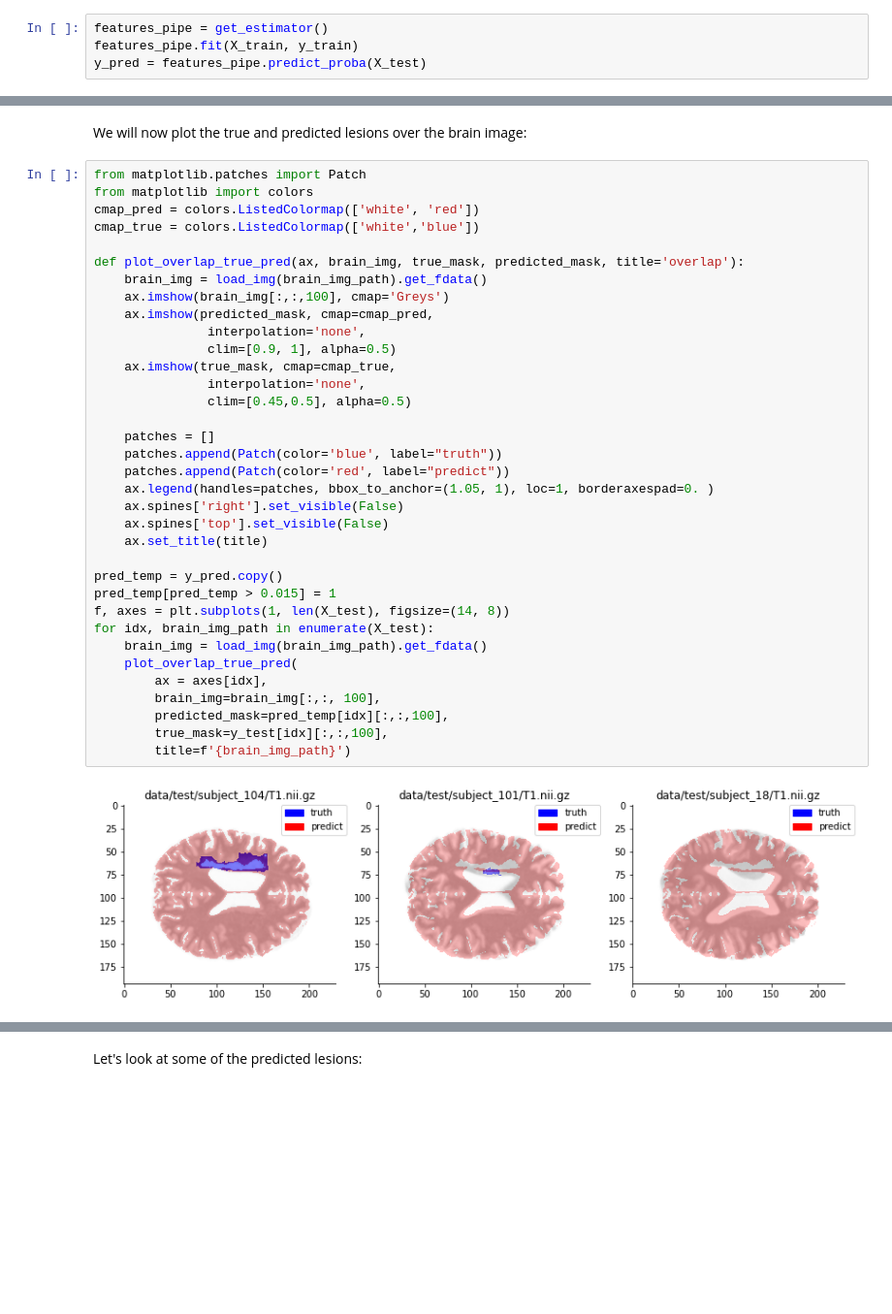
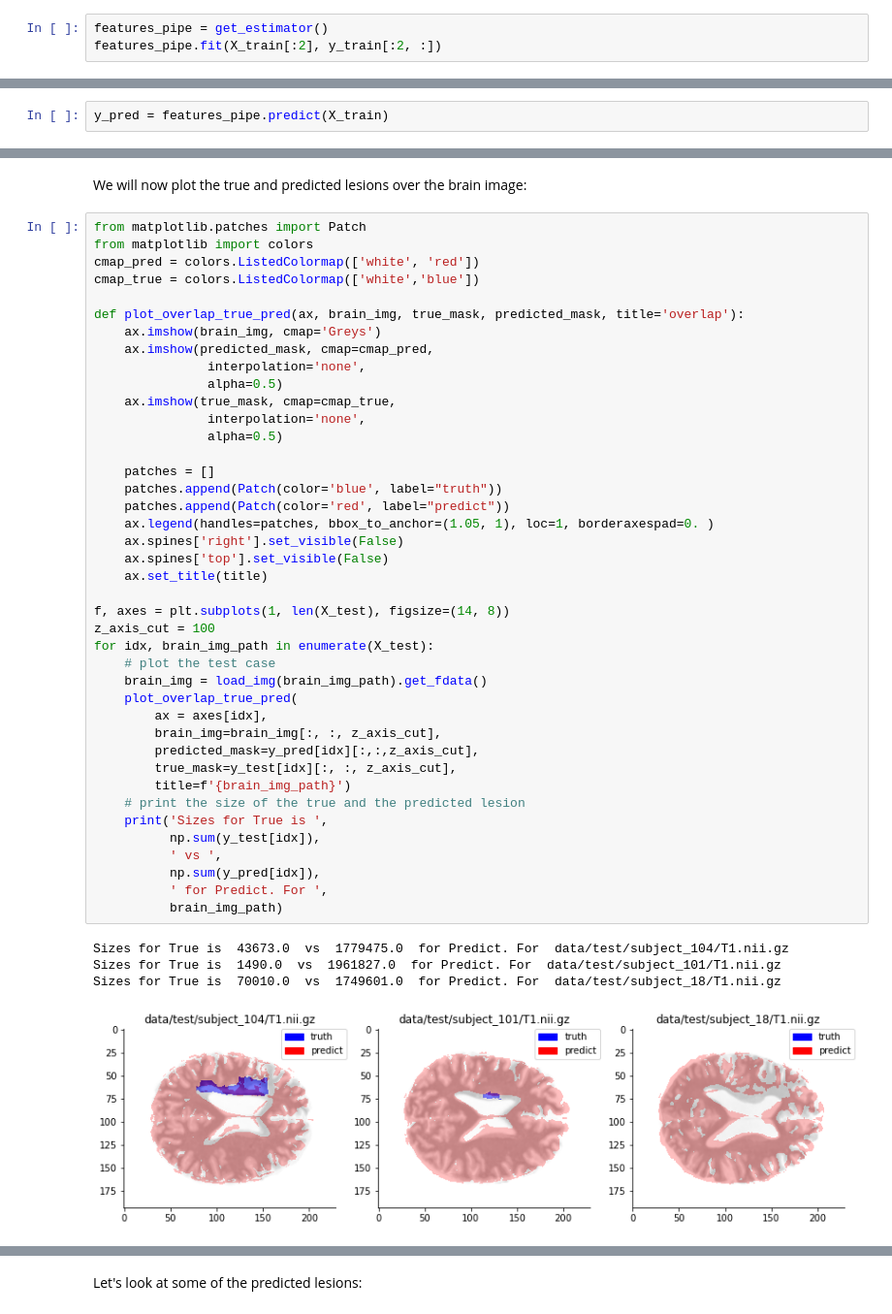
Before and after one commit to ramp-kits/stroke_lesions, a Jupyter notebook: stroke_starting_kit.ipynb, the cells around one changed output, grey strips where cells are left out. Shown at 97% size. Cells and saved outputs as stored; diff of their text form; blank space fills up the shorter version.

```diff
--- a/stroke_starting_kit.ipynb
+++ b/stroke_starting_kit.ipynb
@@ -576,5 +571,4 @@ Next we pass those features to the point estimator which uses it to fit two clus
 Let's run it with our data:
 # %%
 features_pipe = get_estimator()
-features_pipe.fit(X_train, y_train)
-y_pred = features_pipe.predict_proba(X_test)
+features_pipe.fit(X_train[:2], y_train[:2, :])
@@ -580,0 +578,2 @@ y_pred = features_pipe.predict_proba(X_test)
+# %%
+y_pred = features_pipe.predict(X_train)
@@ -583,37 +600,46 @@ We will now plot the true and predicted lesions over the brain image:
 # %%
 from matplotlib.patches import Patch
 from matplotlib import colors
 cmap_pred = colors.ListedColormap(['white', 'red'])
 cmap_true = colors.ListedColormap(['white','blue'])
 
 def plot_overlap_true_pred(ax, brain_img, true_mask, predicted_mask, title='overlap'):
-    brain_img = load_img(brain_img_path).get_fdata()
-    ax.imshow(brain_img[:,:,100], cmap='Greys')
+    ax.imshow(brain_img, cmap='Greys')
     ax.imshow(predicted_mask, cmap=cmap_pred,
                interpolation='none',
-               clim=[0.9, 1], alpha=0.5)
+               alpha=0.5)
     ax.imshow(true_mask, cmap=cmap_true,
                interpolation='none',
-               clim=[0.45,0.5], alpha=0.5)
+               alpha=0.5)
 
     patches = []
     patches.append(Patch(color='blue', label="truth"))
     patches.append(Patch(color='red', label="predict"))
     ax.legend(handles=patches, bbox_to_anchor=(1.05, 1), loc=1, borderaxespad=0. )
     ax.spines['right'].set_visible(False)
     ax.spines['top'].set_visible(False)
     ax.set_title(title)
 
-pred_temp = y_pred.copy()
-pred_temp[pred_temp > 0.015] = 1
 f, axes = plt.subplots(1, len(X_test), figsize=(14, 8))
+z_axis_cut = 100
 for idx, brain_img_path in enumerate(X_test):
+    # plot the test case
     brain_img = load_img(brain_img_path).get_fdata()
     plot_overlap_true_pred(
         ax = axes[idx],
-        brain_img=brain_img[:,:, 100],
-        predicted_mask=pred_temp[idx][:,:,100],
-        true_mask=y_test[idx][:,:,100],
+        brain_img=brain_img[:, :, z_axis_cut],
+        predicted_mask=y_pred[idx][:,:,z_axis_cut],
+        true_mask=y_test[idx][:, :, z_axis_cut],
         title=f'{brain_img_path}')
+    # print the size of the true and the predicted lesion
+    print('Sizes for True is ',
+          np.sum(y_test[idx]),
+          ' vs ',
+          np.sum(y_pred[idx]),
+          ' for Predict. For ',
+          brain_img_path)
 # %% [output]
+Sizes for True is  43673.0  vs  1779475.0  for Predict. For  data/test/subject_104/T1.nii.gz
+Sizes for True is  1490.0  vs  1961827.0  for Predict. For  data/test/subject_101/T1.nii.gz
+Sizes for True is  70010.0  vs  1749601.0  for Predict. For  data/test/subject_18/T1.nii.gz
-[figure, old version]
+[figure, new version]
```
Also changed, not shown: parts of 15 cells of this notebook, 1 other file.
